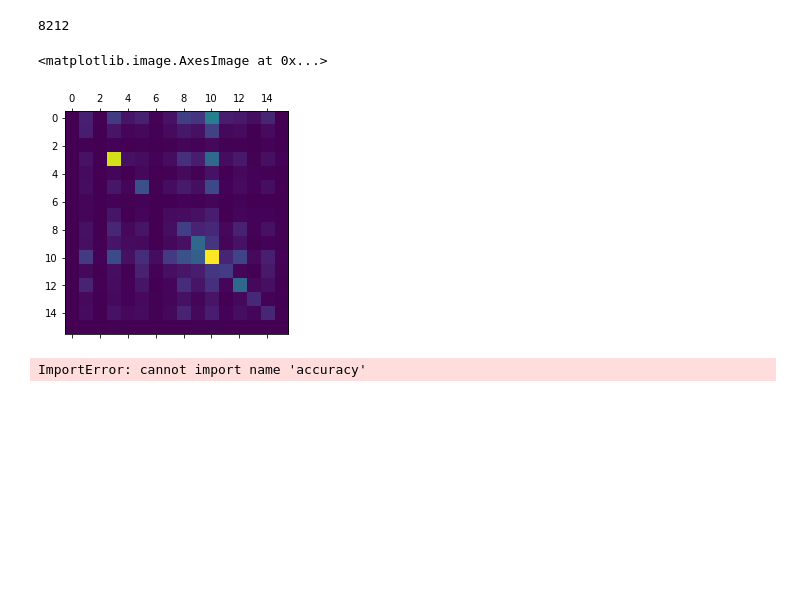
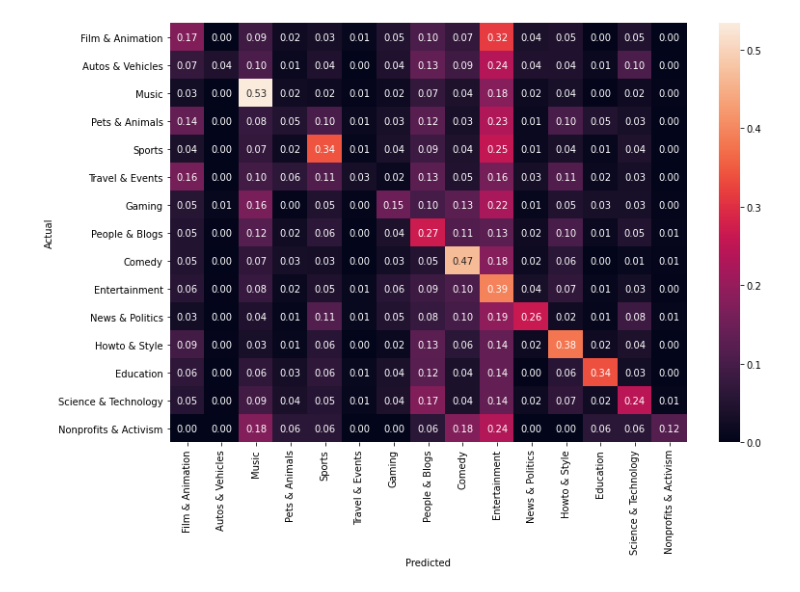
Before and after one commit to hejmsdz/youtube-trending-prediction, a Jupyter notebook: notebooks/05_youtube_api.ipynb, the cells around one changed output. Drawn from its saved outputs; the diff is of its cells as text; code cells hidden in the pictures; blank space fills up the shorter version.

```diff
--- a/notebooks/05_youtube_api.ipynb
+++ b/notebooks/05_youtube_api.ipynb
@@ -5,7 +5,7 @@ from googleapiclient.discovery import build as build_api_client
 assert 'YOUTUBE_API_KEY' in os.environ
 yt = build_api_client('youtube', 'v3', developerKey=os.environ['YOUTUBE_API_KEY'])
 # %%
-def load_categories(video_ids):
+def load_categories_from_api(video_ids):
     request = yt.videos().list(
         part='snippet',
         id=','.join(video_ids)
@@ -23,34 +41,36 @@ df['api_category_id'] = -1
 # %%
-unknown_ids = df[df['dataset_category_id'].isnull()]['video_id']
+if False:
+    unknown_ids = df[df['dataset_category_id'].isnull()]['video_id']
 
-print(len(unknown_ids))
+    print(len(unknown_ids))
 
-def chunker(seq, size):
-    return (seq[pos:pos + size] for pos in range(0, len(seq), size))
+    def chunker(seq, size):
+        return (seq[pos:pos + size] for pos in range(0, len(seq), size))
 
-categories_dict = {}
+    categories_dict = {}
 
-videos_per_query = 20
-for chunk in tqdm.tqdm(chunker(unknown_ids, videos_per_query), total=len(unknown_ids)/videos_per_query):
-    video_ids = list(chunk)
-    response = load_categories(video_ids)
-    categories_dict.update(response)
-    for vid, category in response.items():
-        df.loc[df['video_id'] == vid, 'api_category_id'] = int(category)
+    videos_per_query = 20
+    for chunk in tqdm.tqdm(chunker(unknown_ids, videos_per_query), total=len(unknown_ids)/videos_per_query):
+        video_ids = list(chunk)
+        response = load_categories_from_api(video_ids)
+        categories_dict.update(response)
+        for vid, category in response.items():
+            df.loc[df['video_id'] == vid, 'api_category_id'] = int(category)
-# %% [output]
-8212
-# %%
-import matplotlib.pyplot as plt
-from sklearn.metrics import confusion_matrix
-
-conf = confusion_matrix(df['api_category_id'], df['predicted_category_id'])
-plt.matshow(conf)
-# %% [output]
-<matplotlib.image.AxesImage at 0x...>
-[figure, removed]
-# %%
-from sklearn.metrics import accuracy_score
-
-accuracy(df['api_category_id'], df['predicted_category_id'])
-# %% [output]
-ImportError: cannot import name 'accuracy'
+# %%
+import matplotlib.pyplot as plt
+import seaborn as sns
+from sklearn.metrics import confusion_matrix
+
+known = df[~df['category_id'].isna()]
+
+ctg_ids = [int(ctg) for ctg in categories.keys() if (known['category_id'] == int(ctg)).any()]
+labels = [categories[str(ctg)] for ctg in ctg_ids]
+
+conf = confusion_matrix(known['category_id'], known['predicted_category_id'], normalize='true', labels=ctg_ids)
+plt.figure(figsize=(12, 8))
+sns.heatmap(conf, annot=True, xticklabels=labels, yticklabels=labels, fmt='.2f')
+plt.ylabel("Actual")
+plt.xlabel("Predicted")
+plt.show()
+# %% [output]
+[figure, added]
```
Also changed, not shown: parts of 2 cells of this notebook.
